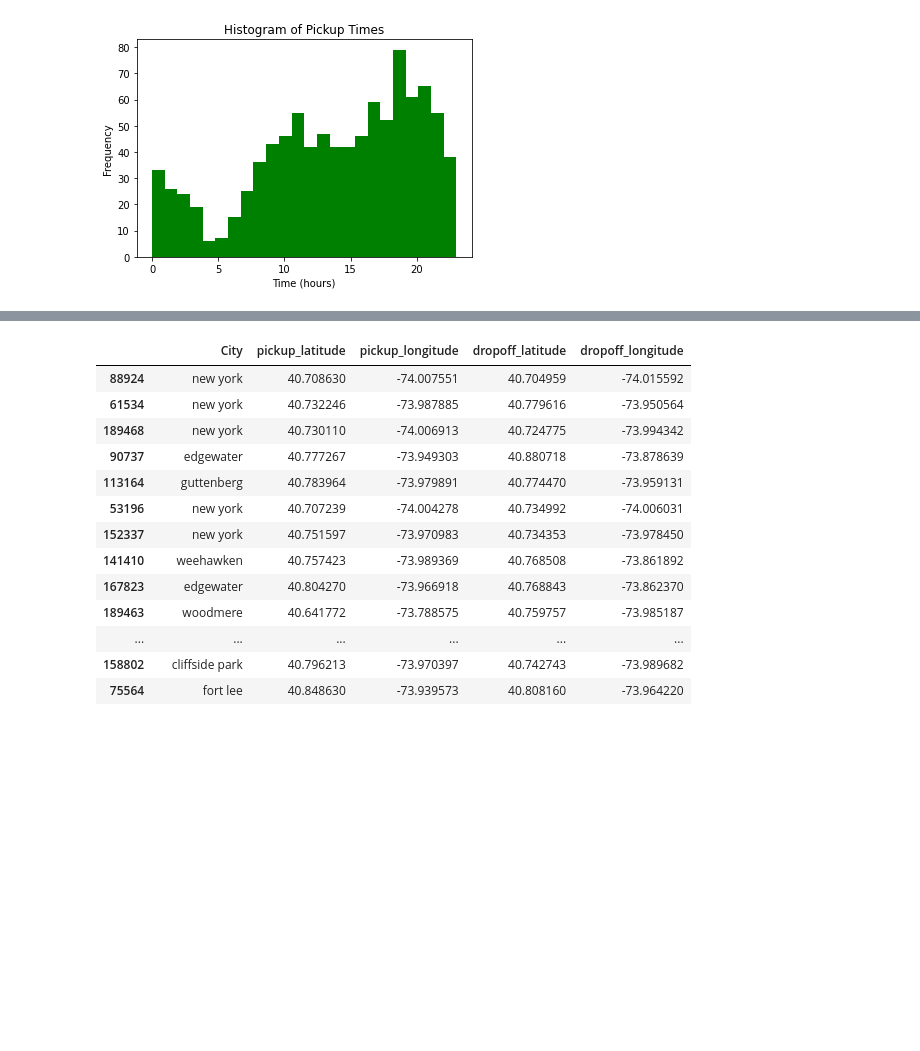
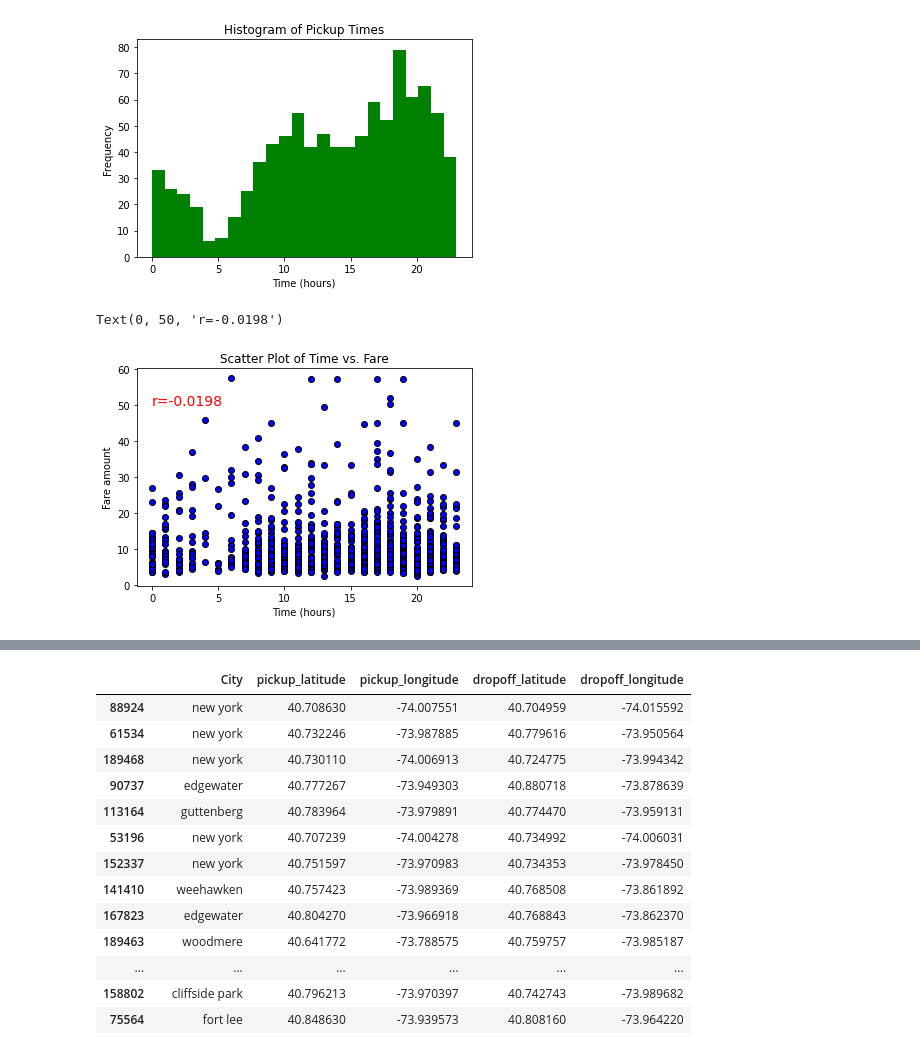
Before and after one commit to turgutugur/project_1_repo, a Jupyter notebook: group5_UberData_project1.ipynb, the cells around one changed output, grey strips where cells are left out. Saved outputs shown, nothing was run; the diff lists cells and outputs as text; code cells hidden in the pictures; blank space fills up the shorter version.

```diff
--- a/group5_UberData_project1.ipynb
+++ b/group5_UberData_project1.ipynb
@@ -460,5 +464,14 @@ t_df
 |  | Mean Pickup Time (hours) | Median Pickup Time (hours) | Modal Pickup Time (hours) | Correlation between time and fare |
 | 0 | 13.886812 | 15.0 | 19 | -0.019803 |
 [figure]
+# %%
+plt.scatter(new_uber_df_cleaned["pickup_hour"],new_uber_df_cleaned["fare_amount"], facecolors="blue", edgecolors="black")
+plt.ylabel("Fare amount")
+plt.xlabel("Time (hours)")
+plt.title("Scatter Plot of Time vs. Fare")
+plt.annotate(f"r={round(t_corr,4)}",xy=(0,50),fontsize=14,color="red")
+# %% [output]
+Text(0, 50, 'r=-0.0198')
+[figure, added]
 # %%
 # Price regression on number of passengers (plot, stats)- Neil
```
Also changed, not shown: parts of 6 cells of this notebook, 2 other files.
